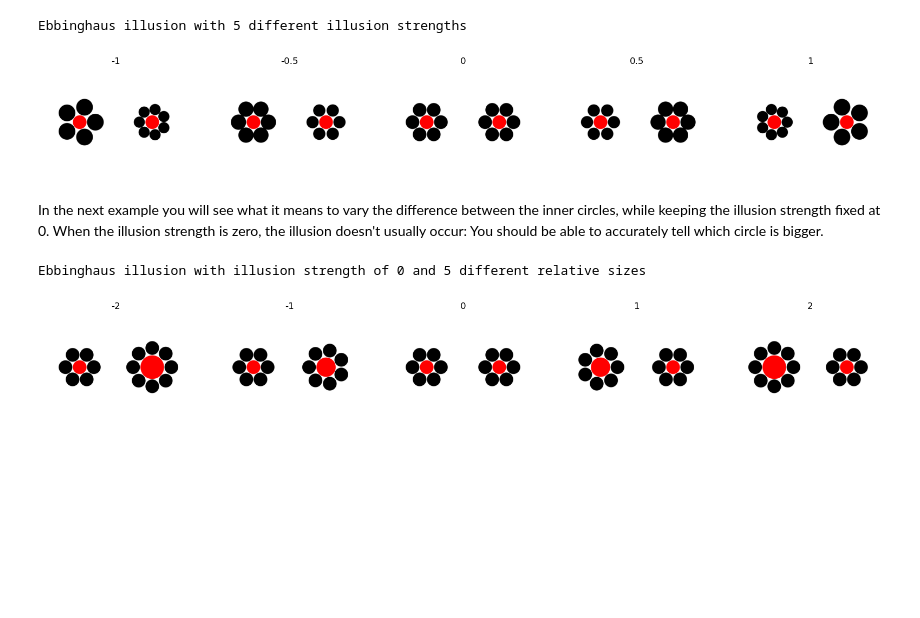
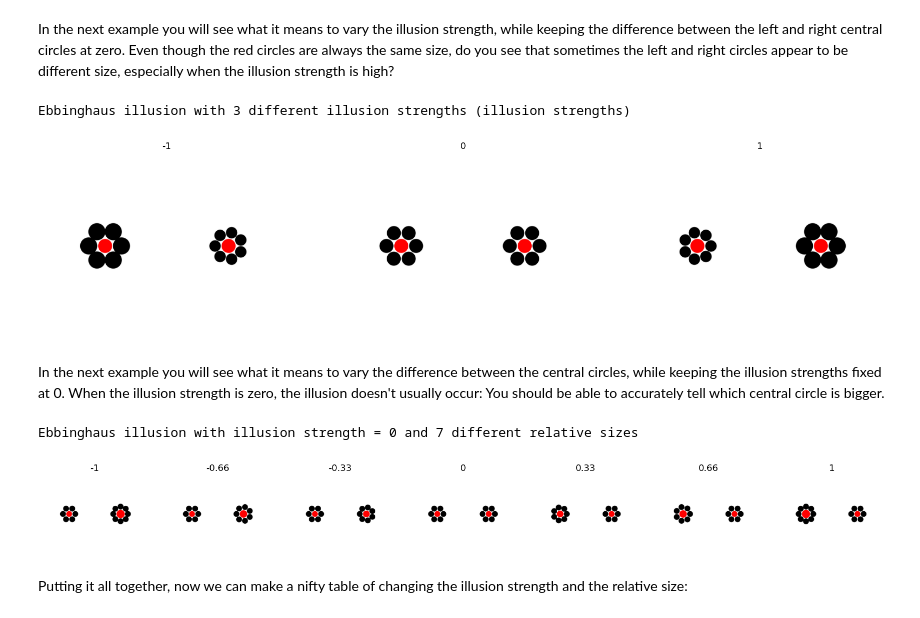
Before and after one commit to ahna/illusion-lab, a Jupyter notebook: Lab1.ipynb, the cells around one changed output. Drawn from its saved outputs; the diff is of its cells as text; code cells hidden in the pictures; blank space fills up the shorter version.

Commit message:
Created a fresh Ebbinghaus lab 1 and also cleaned up lab2 more

```diff
--- a/Lab1.ipynb
+++ b/Lab1.ipynb
@@ -27 +53,11 @@ import random
+# %%
+# global parameters
+illusion_type = 'Ebbinghaus'
+lab = "lab1"
+standard = 0.15 # the fixed size of the central circle of the standard stimulus (pyllusion calls this size_min)
+differences=[-1, -0.66, -0.33, 0, 0.33, 0.66, 1] # the size differences of the central red circles
+output_data_path = '../expt_results/' + lab + '/'
+prerendered_stimuli_dir = output_data_path + "pre_rendered_stimuli/"
+if os.path.exists(output_data_path) == False:
+    os.makedirs(output_data_path)
 # %% [markdown]
@@ -53,0 +68,3 @@ Each instance of `Ebbinghaus` contains attributes corresponding to the parameter
+# %%
+# pre-render a bunch of illusions -- it takes a few minutes but will result in faster experiments
+stimuli_dict = pyllusion_lab.pre_render_stimuli(illusion_type, illusion_strengths=[-1,0,1], standard=standard, differences=differences, prerendered_stimuli_dir=prerendered_stimuli_dir);
@@ -54,33 +93,34 @@ Each instance of `Ebbinghaus` contains attributes corresponding to the parameter
+# %% [markdown]
+In the next example you will see what it means to vary the illusion strength, while keeping the difference between the left and right central circles at zero. Even though the red circles are always the same size, do you see that sometimes the left and right circles appear to be different size, especially when the illusion strength is high?
 # %%
-ILLUSION_STRENGTH = [-1,-0.5,0,0.5,1]
-SIZE_MIN = 0.25
+illusion_strengths = [-1,0,1]
+difference = 0
 plt.figure(figsize=(20,5))
-for i,illusion_strength in enumerate(ILLUSION_STRENGTH, start=1):
-    plt.subplot(1,len(ILLUSION_STRENGTH),i)
-    stimulus = Ebbinghaus(illusion_strength=illusion_strength, size_min=SIZE_MIN, difference=0)
-    img = stimulus.to_image();
-    plt.imshow(img)
+for i,illusion_strength in enumerate(illusion_strengths, start=1):
+    plt.subplot(1,len(illusion_strengths),i)
+    stimulus_img, stimulus_params = pyllusion_lab.load_prerendered_stimulus(stimuli_dict, illusion_strength, difference)
+    plt.imshow(stimulus_img)
     plt.axis('off')
     plt.title(illusion_strength)
-print(f"Ebbinghaus illusion with {len(ILLUSION_STRENGTH)} different illusion strengths")
+print(f"{illusion_type} illusion with {len(illusion_strengths)} different illusion strengths (illusion strengths)")
 # %% [output]
-Ebbinghaus illusion with 5 different illusion strengths
+Ebbinghaus illusion with 3 different illusion strengths (illusion strengths)
-[figure, old version]
+[figure, new version]
 # %% [markdown]
-In the next example you will see what it means to vary the difference between the inner circles, while keeping the illusion strength fixed at 0. When the illusion strength is zero, the illusion doesn't usually occur: You should be able to accurately tell which circle is bigger.
+In the next example you will see what it means to vary the difference between the central circles, while keeping the illusion strengths fixed at 0. When the illusion strength is zero, the illusion doesn't usually occur: You should be able to accurately tell which central circle is bigger.
 # %%
-ILLUSION_STRENGTH = 0
-DIFFERENCES = [-2, -1, 0, 1, 2]
+illusion_strength = 0
 plt.figure(figsize=(20,5))
-for i,delta in enumerate(DIFFERENCES, start=1):
-    plt.subplot(1,len(DIFFERENCES),i)
-    stimulus = Ebbinghaus(illusion_strength=ILLUSION_STRENGTH, size_min=SIZE_MIN, difference=delta)
-    img = stimulus.to_image();
-    plt.imshow(img)
+for i,delta in enumerate(differences, start=1):
+    plt.subplot(1,len(differences),i)
+    stimulus_img, stimulus_params = pyllusion_lab.load_prerendered_stimulus(stimuli_dict, illusion_strength, delta)
+    plt.imshow(stimulus_img)
     plt.axis('off')
     plt.title(delta)
-print(f"Ebbinghaus illusion with illusion strength of 0 and {len(DIFFERENCES)} different relative sizes")
+print(f"{illusion_type} illusion with illusion strength = 0 and {len(differences)} different relative sizes")
 # %% [output]
-Ebbinghaus illusion with illusion strength of 0 and 5 different relative sizes
+Ebbinghaus illusion with illusion strength = 0 and 7 different relative sizes
-[figure, old version]
+[figure, new version]
+# %% [markdown]
+Putting it all together, now we can make a nifty table of changing the illusion strength and the relative size:
 # %%
```
Also changed, not shown: parts of 34 cells of this notebook, 2 other files.
